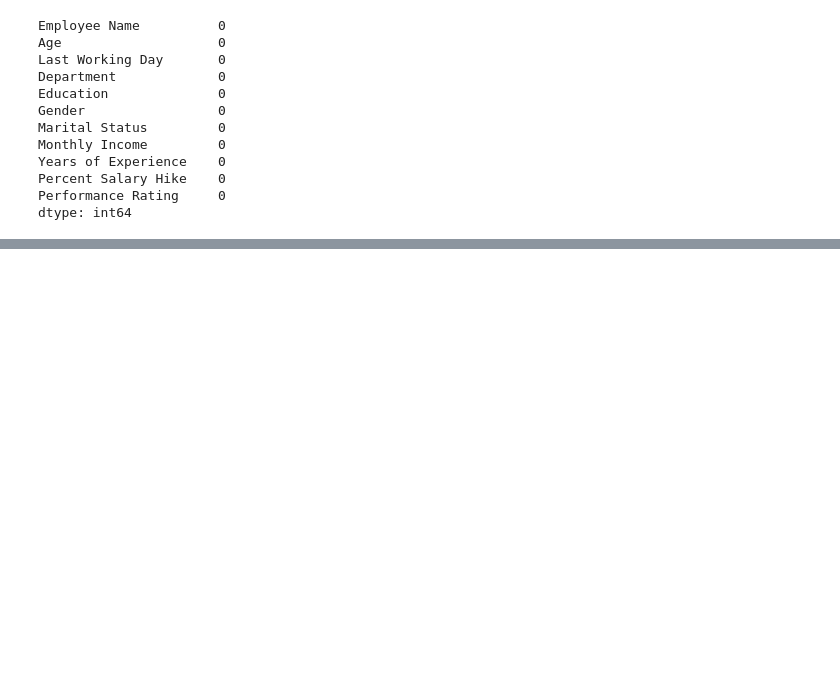
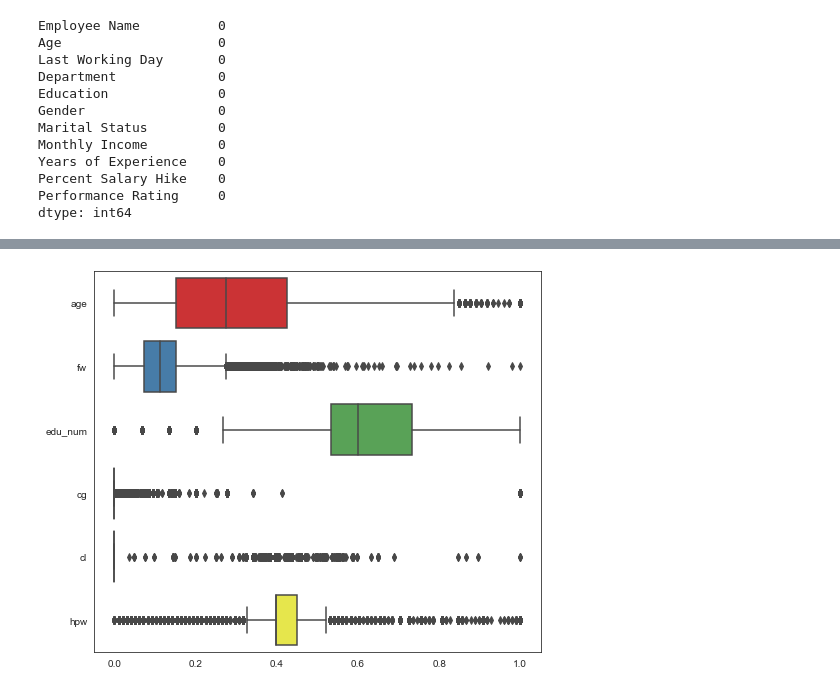
Before and after one commit to BishengChen/AZML, a Jupyter notebook: pandas_crash.ipynb, the cells around one changed output, grey strips where cells are left out. Saved outputs shown, nothing was run; the diff lists cells and outputs as text; code cells hidden in the pictures; blank space fills up the shorter version.

Commit message:
normalization, remove outlier, encoding

```diff
--- a/pandas_crash.ipynb
+++ b/pandas_crash.ipynb
@@ -244,0 +295,8 @@ dtype: int64
+# %%
+from sklearn.preprocessing import MinMaxScaler
+df[df_numeric]
+df_normalization = MinMaxScaler().fit_transform(df[df_numeric])
+# %%
+df_normalization=pd.DataFrame(df_normalization)
+# %%
+df_normalization.columns= ['age', 'fw', 'edu_num', 'cg', 'cl', 'hpw']
@@ -244,0 +319,7 @@ dtype: int64
+# %%
+sns.set_style("white")
+f, ax=plt.subplots(figsize=(8,7))
+ax = sns.boxplot(data=df_normalization,orient="h",palette="Set1")
+ax.xaxis.grid(False)
+# %% [output]
+[figure, added]
```
Also changed, not shown: parts of 11 cells of this notebook.
